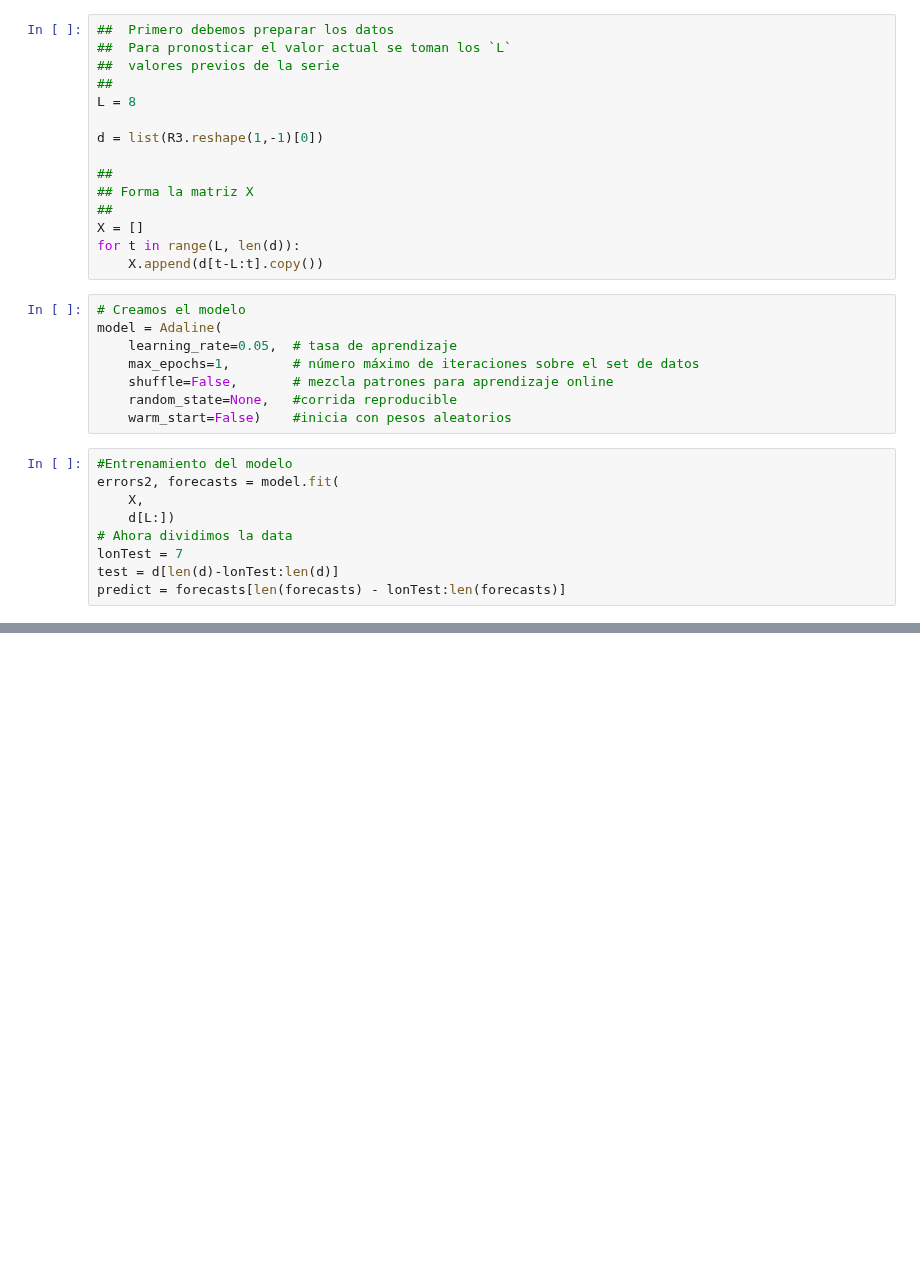
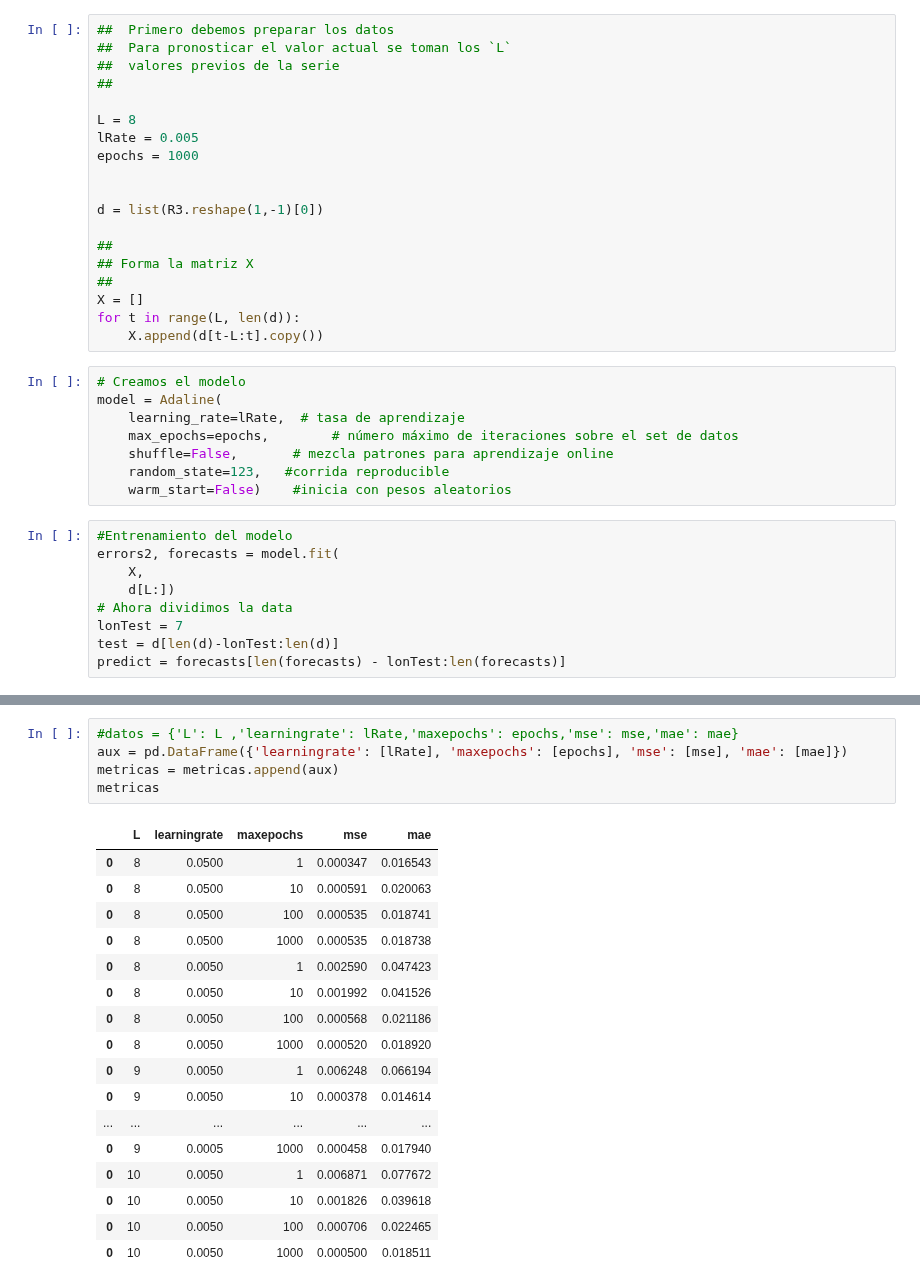
Before and after one commit to ANN-2019-2/evaluacion-ascontrerash, a Jupyter notebook: 01-precios.ipynb, the cells around one changed output, grey strips where cells are left out. Drawn from its saved outputs; the diff is of its cells as text; blank space fills up the shorter version.

```diff
--- a/01-precios.ipynb
+++ b/01-precios.ipynb
@@ -239,7 +330,11 @@ class Adaline:
 ##  Para pronosticar el valor actual se toman los `L`
 ##  valores previos de la serie
 ##
+
 L = 8
+lRate = 0.005
+epochs = 1000
+
 
 d = list(R3.reshape(1,-1)[0])
 
@@ -252,10 +347,10 @@ for t in range(L, len(d)):
 # %%
 # Creamos el modelo
 model = Adaline(
-    learning_rate=0.05,  # tasa de aprendizaje
-    max_epochs=1,        # número máximo de iteraciones sobre el set de datos
+    learning_rate=lRate,  # tasa de aprendizaje
+    max_epochs=epochs,        # número máximo de iteraciones sobre el set de datos
     shuffle=False,       # mezcla patrones para aprendizaje online
-    random_state=None,   #corrida reproducible
+    random_state=123,   #corrida reproducible
     warm_start=False)    #inicia con pesos aleatorios
 # %%
 #Entrenamiento del modelo
@@ -282,0 +376,23 @@ mae: 0.02433170850975987
+# %%
+#datos = {'L': L ,'learningrate': lRate,'maxepochs': epochs,'mse': mse,'mae': mae}
+aux = pd.DataFrame({'learningrate': [lRate], 'maxepochs': [epochs], 'mse': [mse], 'mae': [mae]})
+metricas = metricas.append(aux)
+metricas
+# %% [output]
+|  | L | learningrate | maxepochs | mse | mae |
+| 0 | 8 | 0.0500 | 1 | 0.000347 | 0.016543 |
+| 0 | 8 | 0.0500 | 10 | 0.000591 | 0.020063 |
+| 0 | 8 | 0.0500 | 100 | 0.000535 | 0.018741 |
+| 0 | 8 | 0.0500 | 1000 | 0.000535 | 0.018738 |
+| 0 | 8 | 0.0050 | 1 | 0.002590 | 0.047423 |
+| 0 | 8 | 0.0050 | 10 | 0.001992 | 0.041526 |
+| 0 | 8 | 0.0050 | 100 | 0.000568 | 0.021186 |
+| 0 | 8 | 0.0050 | 1000 | 0.000520 | 0.018920 |
+| 0 | 9 | 0.0050 | 1 | 0.006248 | 0.066194 |
+| 0 | 9 | 0.0050 | 10 | 0.000378 | 0.014614 |
+| ... | ... | ... | ... | ... | ... |
+| 0 | 9 | 0.0005 | 1000 | 0.000458 | 0.017940 |
+| 0 | 10 | 0.0050 | 1 | 0.006871 | 0.077672 |
+| 0 | 10 | 0.0050 | 10 | 0.001826 | 0.039618 |
+| 0 | 10 | 0.0050 | 100 | 0.000706 | 0.022465 |
+| 0 | 10 | 0.0050 | 1000 | 0.000500 | 0.018511 |
```
Also changed, not shown: parts of 11 cells of this notebook, 1 other file.
